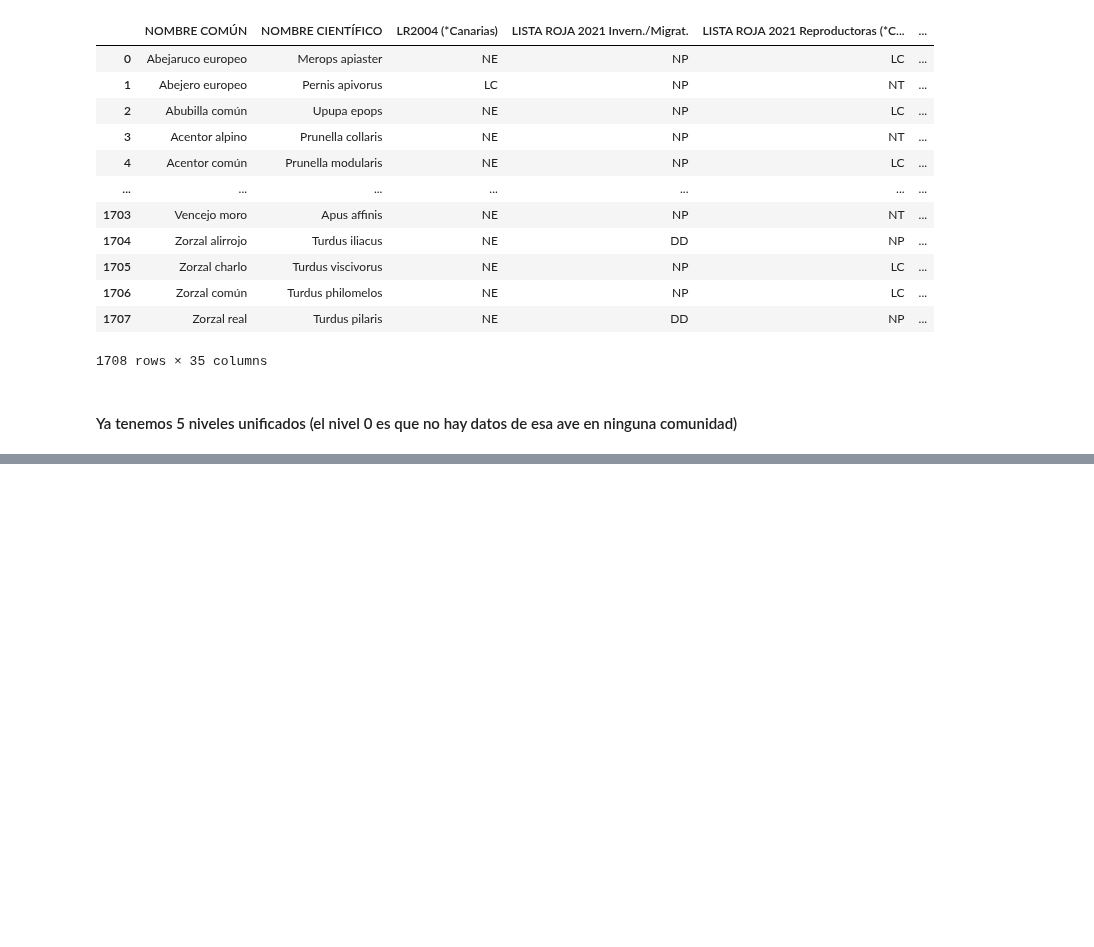
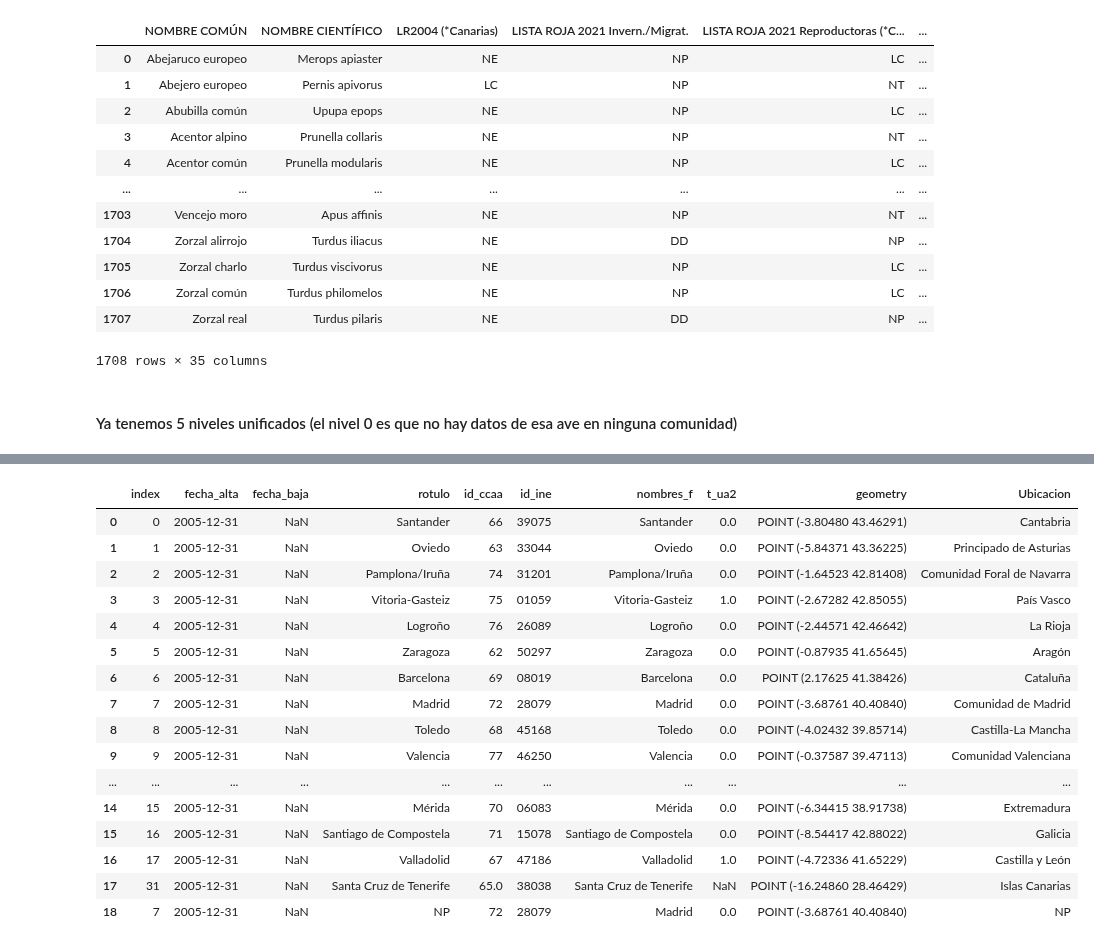
Before and after one commit to Factoria-F5-AI-Bootcamp-1-Edicion/Tracking_Aves, a Jupyter notebook: EDAb.ipynb, the cells around one changed output, grey strips where cells are left out. Saved outputs shown, nothing was run; the diff lists cells and outputs as text; code cells hidden in the pictures; blank space fills up the shorter version.

```diff
--- a/EDAb.ipynb
+++ b/EDAb.ipynb
@@ -1536,0 +1639,4 @@ mapping
+# %%
+# Reordenamos columnas
+point_tenerife = point_tenerife.reindex(columns=['fecha_alta', 'fecha_baja', 'rotulo', 'id_ccaa', 'id_ine', 'nombres_f', 't_ua2', 'geometry'])
+point_tenerife
@@ -1536,0 +1690,41 @@ mapping
+# %%
+# Hacemos una nueva columna de la ubicacion, poniendo el nombre de la comunidad para ordenarlo después en el mismo orden del otro geopandas que usamos.
+puntos_esp.loc[puntos_esp.rotulo == 'Santander', 'Ubicacion'] = 'Cantabria'
+puntos_esp.loc[puntos_esp.rotulo == 'Oviedo', 'Ubicacion'] = 'Principado de Asturias'
+puntos_esp.loc[puntos_esp.rotulo == 'Pamplona/Iruña', 'Ubicacion'] = 'Comunidad Foral de Navarra'
+puntos_esp.loc[puntos_esp.rotulo == 'Vitoria-Gasteiz', 'Ubicacion'] = 'País Vasco'
+puntos_esp.loc[puntos_esp.rotulo == 'Logroño', 'Ubicacion'] = 'La Rioja'
+puntos_esp.loc[puntos_esp.rotulo == 'Zaragoza', 'Ubicacion'] = 'Aragón'
+puntos_esp.loc[puntos_esp.rotulo == 'Barcelona', 'Ubicacion'] = 'Cataluña'
+puntos_esp.loc[puntos_esp.rotulo == 'Madrid', 'Ubicacion'] = 'Comunidad de Madrid'
+puntos_esp.loc[puntos_esp.rotulo == 'Toledo', 'Ubicacion'] = 'Castilla-La Mancha'
+puntos_esp.loc[puntos_esp.rotulo == 'Valencia', 'Ubicacion'] = 'Comunidad Valenciana'
+puntos_esp.loc[puntos_esp.rotulo == 'Murcia', 'Ubicacion'] = 'Región de Murcia'
+puntos_esp.loc[puntos_esp.rotulo == 'Sevilla', 'Ubicacion'] = 'Andalucía'
+puntos_esp.loc[puntos_esp.rotulo == 'Melilla', 'Ubicacion'] = 'Ceuta y Melilla'
+puntos_esp.loc[puntos_esp.rotulo == 'Palma', 'Ubicacion'] = 'Islas Baleares'
+puntos_esp.loc[puntos_esp.rotulo == 'Mérida', 'Ubicacion'] = 'Extremadura'
+puntos_esp.loc[puntos_esp.rotulo == 'Santiago de Compostela', 'Ubicacion'] = 'Galicia'
+puntos_esp.loc[puntos_esp.rotulo == 'Valladolid', 'Ubicacion'] = 'Castilla y León'
+puntos_esp.loc[puntos_esp.rotulo == 'Santa Cruz de Tenerife', 'Ubicacion'] = 'Islas Canarias'
+puntos_esp.loc[puntos_esp.rotulo == 'NP', 'Ubicacion'] = 'NP'
+
+puntos_esp
+# %% [output]
+|  | index | fecha_alta | fecha_baja | rotulo | id_ccaa | id_ine | nombres_f | t_ua2 | geometry | Ubicacion |
+| 0 | 0 | 2005-12-31 | NaN | Santander | 66 | 39075 | Santander | 0.0 | POINT (-3.80480 43.46291) | Cantabria |
+| 1 | 1 | 2005-12-31 | NaN | Oviedo | 63 | 33044 | Oviedo | 0.0 | POINT (-5.84371 43.36225) | Principado de Asturias |
+| 2 | 2 | 2005-12-31 | NaN | Pamplona/Iruña | 74 | 31201 | Pamplona/Iruña | 0.0 | POINT (-1.64523 42.81408) | Comunidad Foral de Navarra |
+| 3 | 3 | 2005-12-31 | NaN | Vitoria-Gasteiz | 75 | 01059 | Vitoria-Gasteiz | 1.0 | POINT (-2.67282 42.85055) | País Vasco |
+| 4 | 4 | 2005-12-31 | NaN | Logroño | 76 | 26089 | Logroño | 0.0 | POINT (-2.44571 42.46642) | La Rioja |
+| 5 | 5 | 2005-12-31 | NaN | Zaragoza | 62 | 50297 | Zaragoza | 0.0 | POINT (-0.87935 41.65645) | Aragón |
+| 6 | 6 | 2005-12-31 | NaN | Barcelona | 69 | 08019 | Barcelona | 0.0 | POINT (2.17625 41.38426) | Cataluña |
+| 7 | 7 | 2005-12-31 | NaN | Madrid | 72 | 28079 | Madrid | 0.0 | POINT (-3.68761 40.40840) | Comunidad de Madrid |
+| 8 | 8 | 2005-12-31 | NaN | Toledo | 68 | 45168 | Toledo | 0.0 | POINT (-4.02432 39.85714) | Castilla-La Mancha |
+| 9 | 9 | 2005-12-31 | NaN | Valencia | 77 | 46250 | Valencia | 0.0 | POINT (-0.37587 39.47113) | Comunidad Valenciana |
+| ... | ... | ... | ... | ... | ... | ... | ... | ... | ... | ... |
+| 14 | 15 | 2005-12-31 | NaN | Mérida | 70 | 06083 | Mérida | 0.0 | POINT (-6.34415 38.91738) | Extremadura |
+| 15 | 16 | 2005-12-31 | NaN | Santiago de Compostela | 71 | 15078 | Santiago de Compostela | 0.0 | POINT (-8.54417 42.88022) | Galicia |
+| 16 | 17 | 2005-12-31 | NaN | Valladolid | 67 | 47186 | Valladolid | 1.0 | POINT (-4.72336 41.65229) | Castilla y León |
+| 17 | 31 | 2005-12-31 | NaN | Santa Cruz de Tenerife | 65.0 | 38038 | Santa Cruz de Tenerife | NaN | POINT (-16.24860 28.46429) | Islas Canarias |
+| 18 | 7 | 2005-12-31 | NaN | NP | 72 | 28079 | Madrid | 0.0 | POINT (-3.68761 40.40840) | NP |
```
Also changed, not shown: parts of 25 cells of this notebook.
